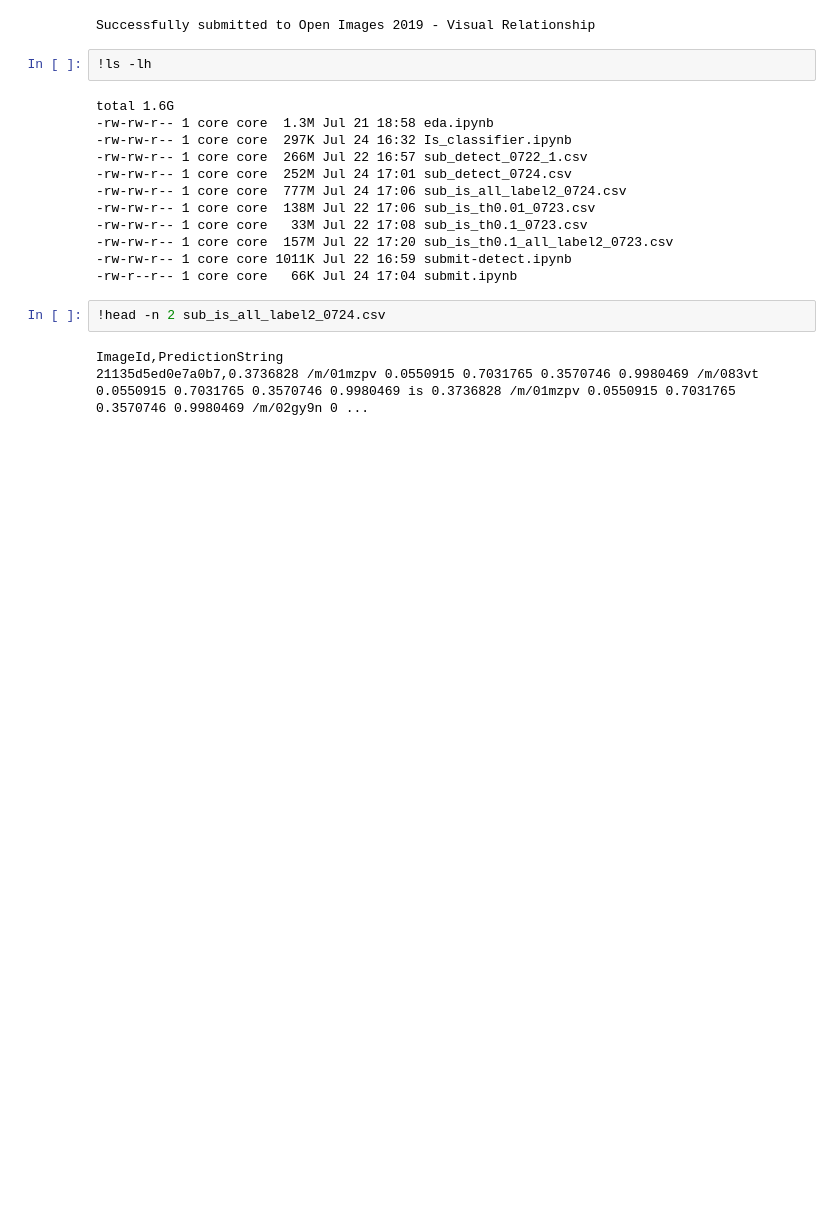
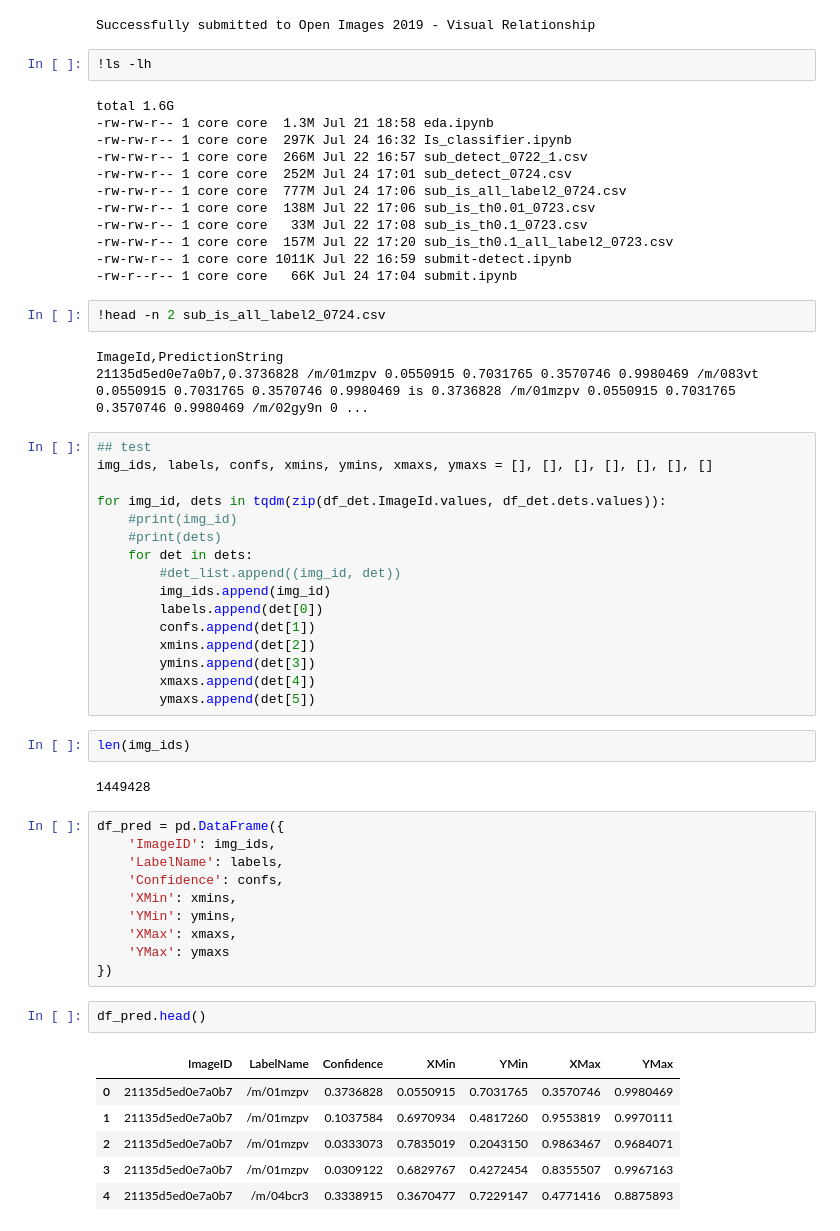
Before and after one commit to chicm/open-images-vrd, a Jupyter notebook: notebooks/submit.ipynb, the cells around one changed output. Saved outputs shown, nothing was run; the diff lists cells and outputs as text; blank space fills up the shorter version.

```diff
--- a/notebooks/submit.ipynb
+++ b/notebooks/submit.ipynb
@@ -352,3 +340,42 @@ total 1.6G
 # %% [output]
 ImageId,PredictionString
 21135d5ed0e7a0b7,0.3736828 /m/01mzpv 0.0550915 0.7031765 0.3570746 0.9980469 /m/083vt 0.0550915 0.7031765 0.3570746 0.9980469 is 0.3736828 /m/01mzpv 0.0550915 0.7031765 0.3570746 0.9980469 /m/02gy9n 0 ...
+# %%
+## test
+img_ids, labels, confs, xmins, ymins, xmaxs, ymaxs = [], [], [], [], [], [], []
+
+for img_id, dets in tqdm(zip(df_det.ImageId.values, df_det.dets.values)):
+    #print(img_id)
+    #print(dets)
+    for det in dets:
+        #det_list.append((img_id, det))
+        img_ids.append(img_id)
+        labels.append(det[0])
+        confs.append(det[1])
+        xmins.append(det[2])
+        ymins.append(det[3])
+        xmaxs.append(det[4])
+        ymaxs.append(det[5])
+# %%
+len(img_ids)
+# %% [output]
+1449428
+# %%
+df_pred = pd.DataFrame({
+    'ImageID': img_ids,
+    'LabelName': labels,
+    'Confidence': confs,
+    'XMin': xmins,
+    'YMin': ymins,
+    'XMax': xmaxs,
+    'YMax': ymaxs
+})
+# %%
+df_pred.head()
+# %% [output]
+|  | ImageID | LabelName | Confidence | XMin | YMin | XMax | YMax |
+| 0 | 21135d5ed0e7a0b7 | /m/01mzpv | 0.3736828 | 0.0550915 | 0.7031765 | 0.3570746 | 0.9980469 |
+| 1 | 21135d5ed0e7a0b7 | /m/01mzpv | 0.1037584 | 0.6970934 | 0.4817260 | 0.9553819 | 0.9970111 |
+| 2 | 21135d5ed0e7a0b7 | /m/01mzpv | 0.0333073 | 0.7835019 | 0.2043150 | 0.9863467 | 0.9684071 |
+| 3 | 21135d5ed0e7a0b7 | /m/01mzpv | 0.0309122 | 0.6829767 | 0.4272454 | 0.8355507 | 0.9967163 |
+| 4 | 21135d5ed0e7a0b7 | /m/04bcr3 | 0.3338915 | 0.3670477 | 0.7229147 | 0.4771416 | 0.8875893 |
```
Also changed, not shown: parts of 3 cells of this notebook, 14 other files.
